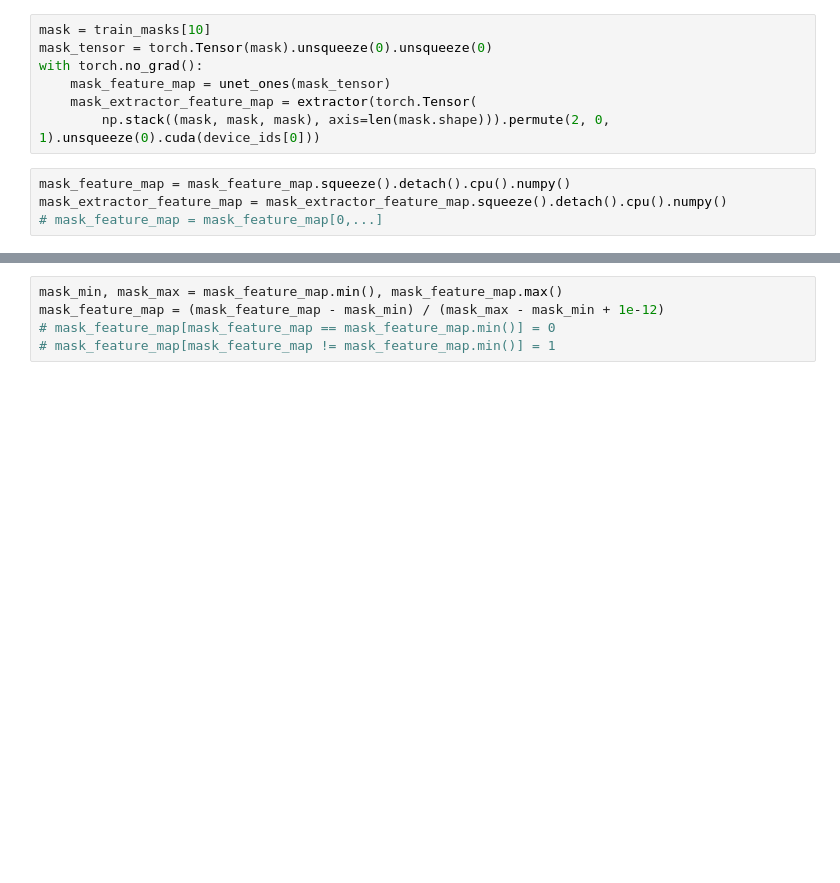
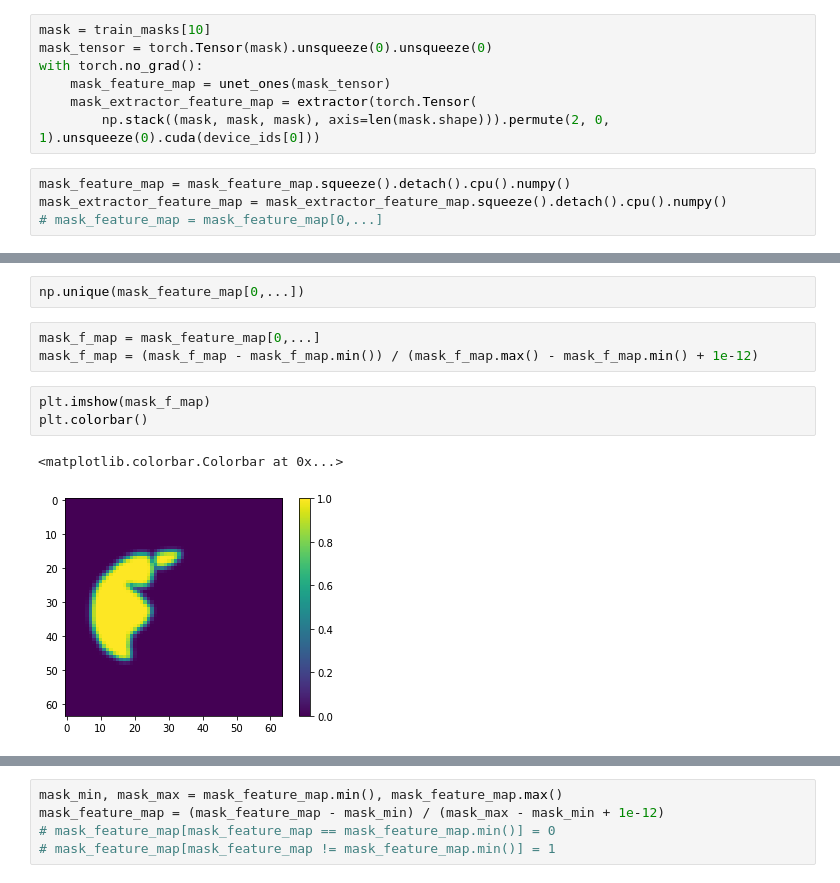
Before and after one commit to mattesko/CompNet-Medical, a Jupyter notebook: notebooks/vmf_learning.ipynb, the cells around one changed output, grey strips where cells are left out. Cells and saved outputs as stored; diff of their text form; blank space fills up the shorter version.

```diff
--- a/notebooks/vmf_learning.ipynb
+++ b/notebooks/vmf_learning.ipynb
@@ -185 +206,12 @@ mask_extractor_feature_map = mask_extractor_feature_map.squeeze().detach().cpu()
+# %%
+np.unique(mask_feature_map[0,...])
+# %%
+mask_f_map = mask_feature_map[0,...]
+mask_f_map = (mask_f_map - mask_f_map.min()) / (mask_f_map.max() - mask_f_map.min() + 1e-12)
+# %%
+plt.imshow(mask_f_map)
+plt.colorbar()
+# %% [output]
+<matplotlib.colorbar.Colorbar at 0x...>
+[figure, added]
 # %%
```
Also changed, not shown: parts of 19 cells of this notebook, 1 other file.
